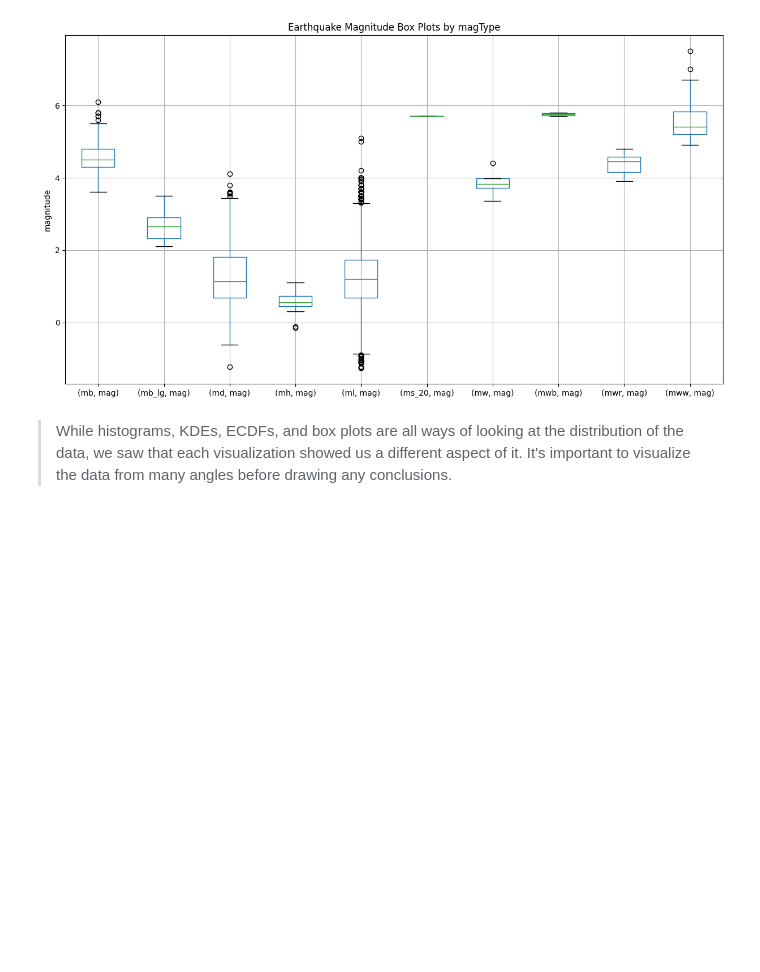
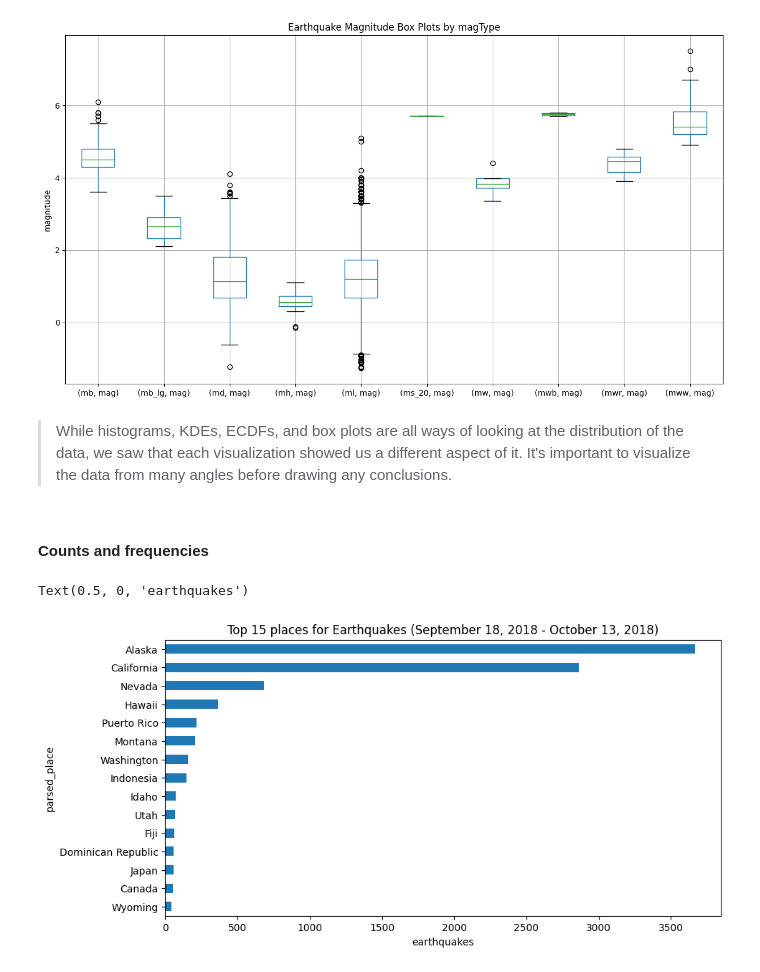
Before and after one commit to JPL-JUNO/Hands-On-Data-Analysis-with-Pandas, a Jupyter notebook: 05_visualizing_data/2-plotting_with_pandas.ipynb, the cells around one changed output. Saved outputs shown, nothing was run; the diff lists cells and outputs as text; code cells hidden in the pictures; blank space fills up the shorter version.

```diff
--- a/05_visualizing_data/2-plotting_with_pandas.ipynb
+++ b/05_visualizing_data/2-plotting_with_pandas.ipynb
@@ -281,3 +281,15 @@ Text(0, 0.5, 'magnitude')
 [figure]
 # %% [markdown]
 > While histograms, KDEs, ECDFs, and box plots are all ways of looking at the distribution of the data, we saw that each visualization showed us a different aspect of it. It's important to visualize the data from many angles before drawing any conclusions.
+# %% [markdown]
+#### Counts and frequencies
+# %%
+quakes['parsed_place'].value_counts().iloc[14::-1].plot(
+    kind='barh', figsize=(10, 5),
+    title="Top 15 places for Earthquakes (September 18, 2018 - October 13, 2018)"
+)
+
+plt.xlabel('earthquakes')
+# %% [output]
+Text(0.5, 0, 'earthquakes')
+[figure, added]
```
Also changed, not shown: parts of 7 cells of this notebook.
